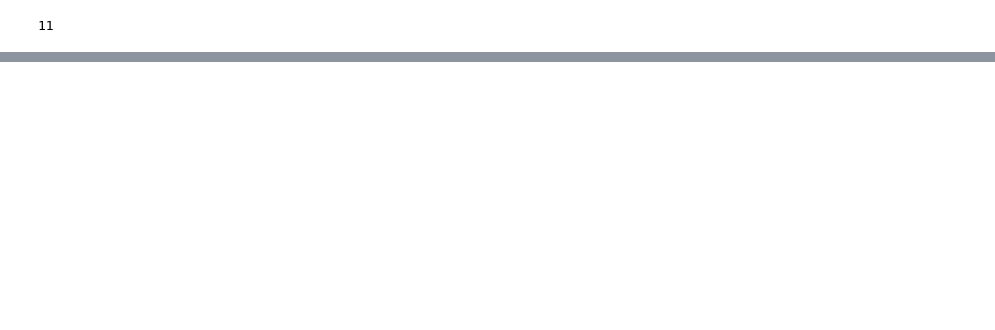
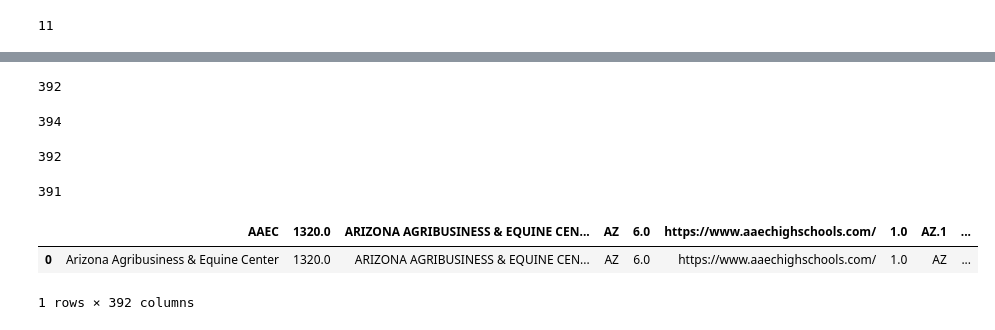
Before and after one commit to comp-strat/text_analysis, a Jupyter notebook: scripts/Lookup_Table.ipynb, the cells around one changed output, grey strips where cells are left out. Cells and saved outputs as stored; diff of their text form; code cells hidden in the pictures; blank space fills up the shorter version.

```diff
--- a/scripts/Lookup_Table.ipynb
+++ b/scripts/Lookup_Table.ipynb
@@ -569,0 +618,4 @@ ind_sublists
+# %%
+parsed_df_7 = pd.read_csv(folder_prefix + "nowdata/parsing/parsed_df_7.csv", sep="\t", low_memory=False, encoding="utf-8")
+# %%
+parsed_df_7['WEBTEXT']= parsed_df_7['WEBTEXT'].apply(ast.literal_eval)
@@ -569,0 +633,22 @@ ind_sublists
+# %%
+len(parsed_df_7.columns)
+# %% [output]
+392
+# %%
+len(parsed_df_6.columns)
+# %% [output]
+394
+# %%
+len(full_250_df.columns)
+# %% [output]
+392
+# %%
+len(parsed_df_1.columns)
+# %% [output]
+391
+# %%
+parsed_df_7.head(1)
+# %% [output]
+|  | AAEC | 1320.0 | ARIZONA AGRIBUSINESS & EQUINE CEN... | AZ | 6.0 | https://www.aaechighschools.com/ | 1.0 | AZ.1 | ... |
+| 0 | Arizona Agribusiness & Equine Center | 1320.0 | ARIZONA AGRIBUSINESS & EQUINE CEN... | AZ | 6.0 | https://www.aaechighschools.com/ | 1.0 | AZ | ... |
+1 rows × 392 columns
```
Also changed, not shown: parts of 35 cells of this notebook, 1 other file.
